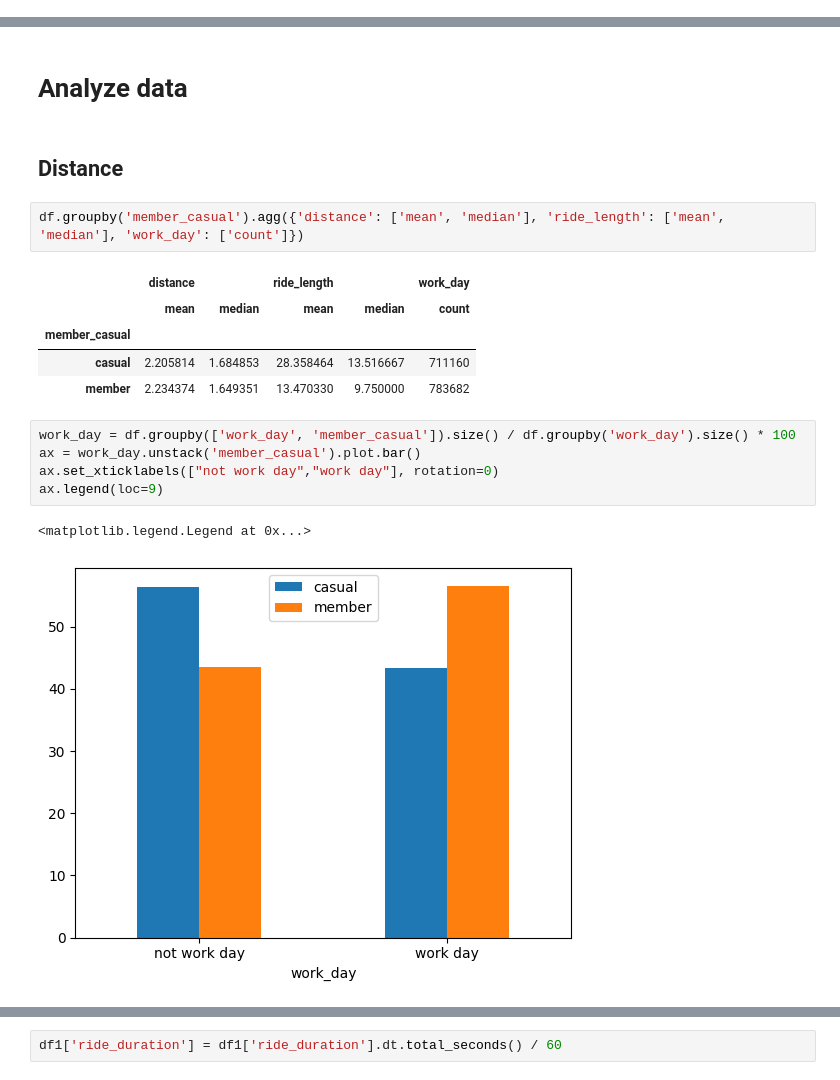
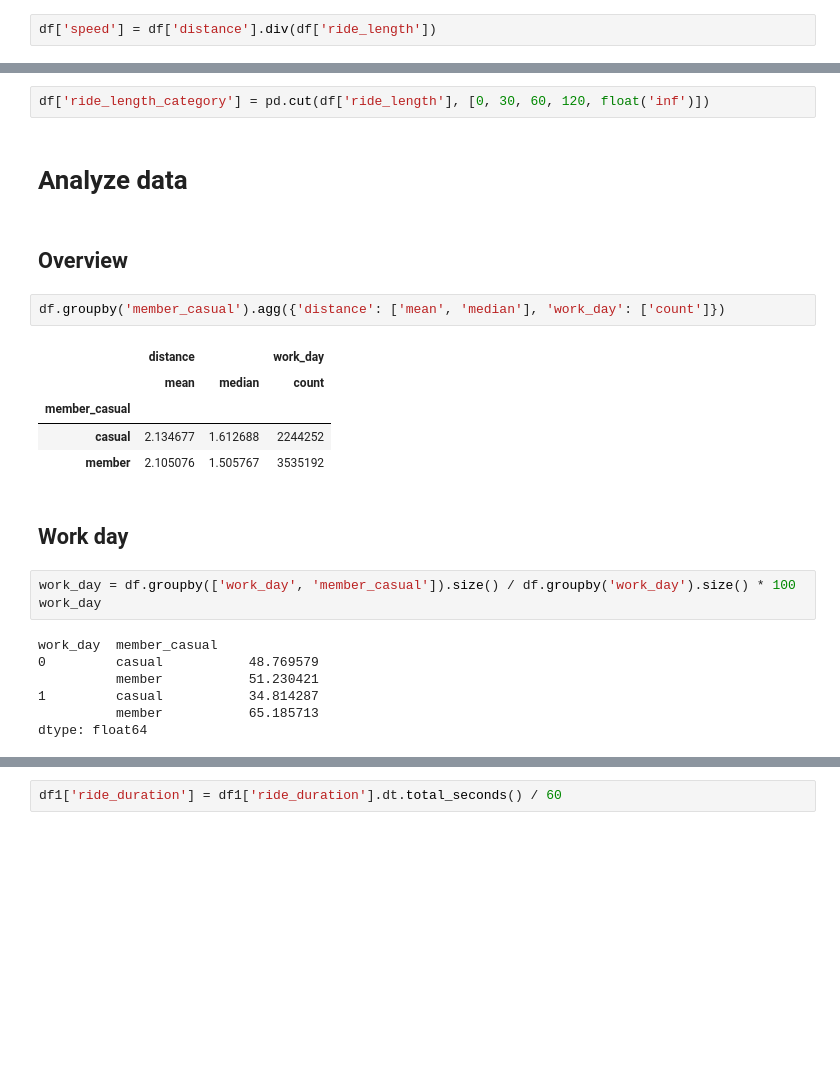
Before and after one commit to jackykang061233/data_analysis_project, a Jupyter notebook: divvy_bike/data_analyse.ipynb, the cells around one changed output, grey strips where cells are left out. Drawn from its saved outputs; the diff is of its cells as text; blank space fills up the shorter version.

Commit message:
data plot

```diff
--- a/divvy_bike/data_analyse.ipynb
+++ b/divvy_bike/data_analyse.ipynb
@@ -65,0 +76,2 @@ df['rush_hour'] =  (((df['started_at'].dt.hour >= 7) & (df['started_at'].dt.hour
+# %%
+df['speed'] = df['distance'].div(df['ride_length'])
@@ -66,20 +84,26 @@ df['rush_hour'] =  (((df['started_at'].dt.hour >= 7) & (df['started_at'].dt.hour
+# %%
+df['ride_length_category'] = pd.cut(df['ride_length'], [0, 30, 60, 120, float('inf')])
 # %% [markdown]
 # Analyze data
 # %% [markdown]
-## Distance
+## Overview
 # %%
-df.groupby('member_casual').agg({'distance': ['mean', 'median'], 'ride_length': ['mean', 'median'], 'work_day': ['count']})
+df.groupby('member_casual').agg({'distance': ['mean', 'median'], 'work_day': ['count']})
 # %% [output]
-|  | distance |  | ride_length |  | work_day |
-|  | mean | median | mean | median | count |
-| member_casual |  |  |  |  |  |
-| casual | 2.205814 | 1.684853 | 28.358464 | 13.516667 | 711160 |
-| member | 2.234374 | 1.649351 | 13.470330 | 9.750000 | 783682 |
+|  | distance |  | work_day |
+|  | mean | median | count |
+| member_casual |  |  |  |
+| casual | 2.134677 | 1.612688 | 2244252 |
+| member | 2.105076 | 1.505767 | 3535192 |
+# %% [markdown]
+## Work day
 # %%
 work_day = df.groupby(['work_day', 'member_casual']).size() / df.groupby('work_day').size() * 100
-ax = work_day.unstack('member_casual').plot.bar()
-ax.set_xticklabels(["not work day","work day"], rotation=0)
-ax.legend(loc=9)
+work_day
 # %% [output]
-<matplotlib.legend.Legend at 0x...>
+work_day  member_casual
+0         casual           48.769579
+          member           51.230421
+1         casual           34.814287
+          member           65.185713
+dtype: float64
-[figure, removed]
```
Also changed, not shown: parts of 32 cells of this notebook.
